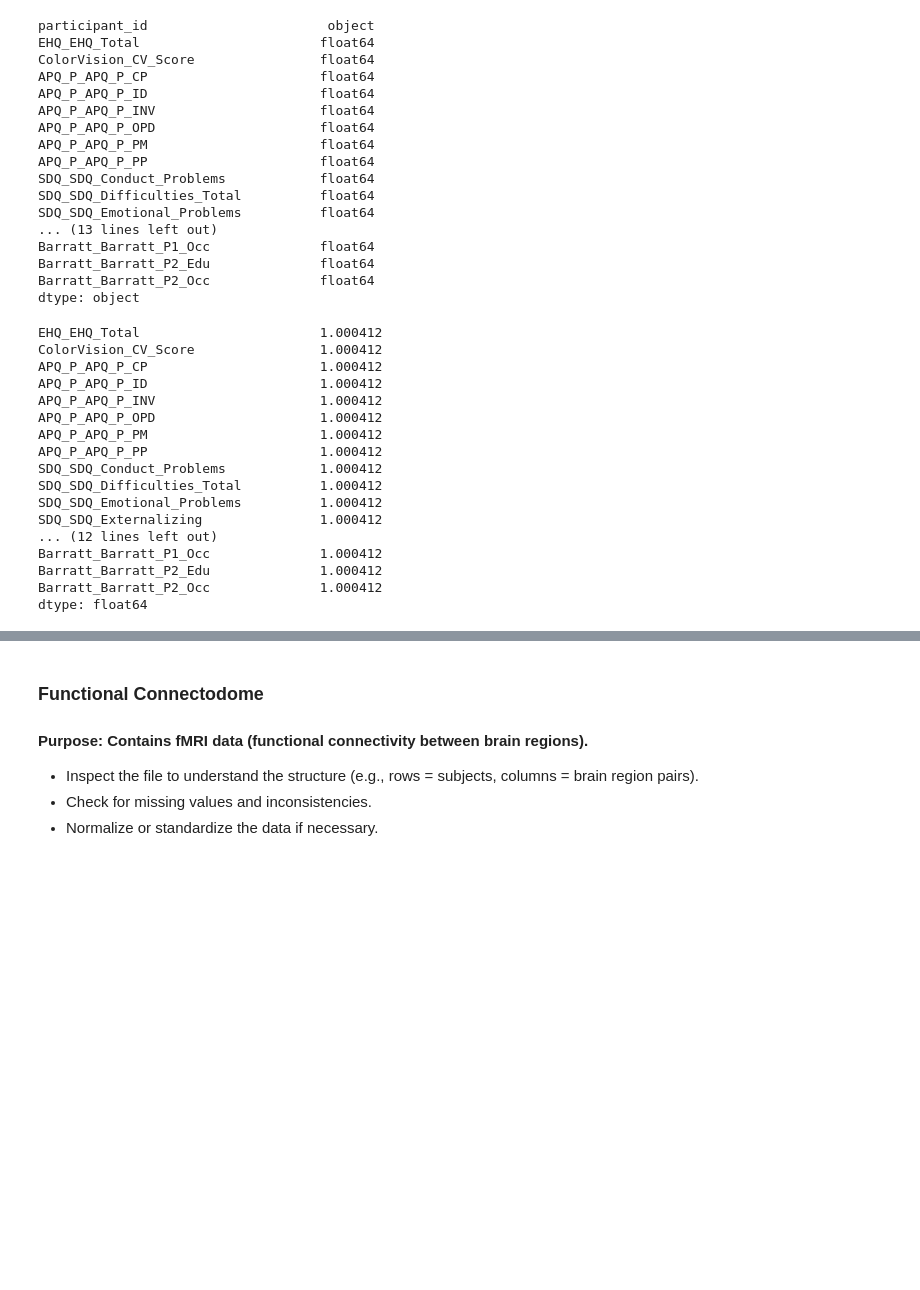
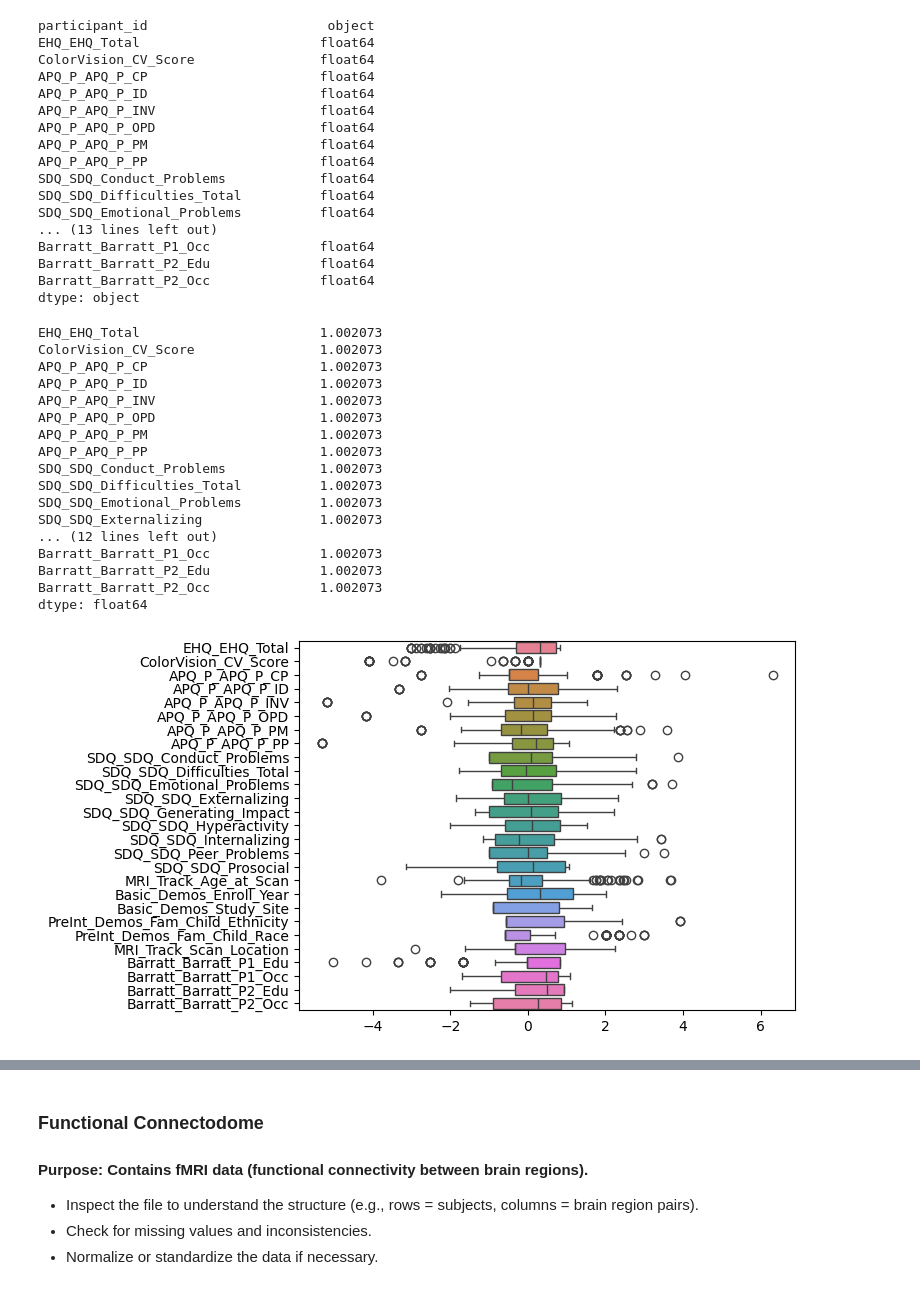
Before and after one commit to nnoromiv/brain-activity-pattern-differences-in-ADHD, a Jupyter notebook: explorer.ipynb, the cells around one changed output, grey strips where cells are left out. Drawn from its saved outputs; the diff is of its cells as text; code cells hidden in the pictures; blank space fills up the shorter version.

```diff
--- a/explorer.ipynb
+++ b/explorer.ipynb
@@ -266,6 +341,6 @@ dtype: object
 
 scaler = StandardScaler()
 
-y = df_meta.select_dtypes(include=['float64', 'int64']).columns
-df_meta[y] = scaler.fit_transform(df_meta[y])
+features = train_data.select_dtypes(include=['float64', 'int64']).columns
+train_data[features] = scaler.fit_transform(train_data[features])
 # %%
@@ -291,22 +366,27 @@ dtype: object
 # %%
 # For StandardScaler, the mean should be ~0, and the standard deviation should be ~1.
 
-df_meta[y].std()
+train_data[features].std()
 # %% [output]
-EHQ_EHQ_Total                       1.000412
-ColorVision_CV_Score                1.000412
-APQ_P_APQ_P_CP                      1.000412
-APQ_P_APQ_P_ID                      1.000412
-APQ_P_APQ_P_INV                     1.000412
-APQ_P_APQ_P_OPD                     1.000412
-APQ_P_APQ_P_PM                      1.000412
-APQ_P_APQ_P_PP                      1.000412
-SDQ_SDQ_Conduct_Problems            1.000412
-SDQ_SDQ_Difficulties_Total          1.000412
-SDQ_SDQ_Emotional_Problems          1.000412
-SDQ_SDQ_Externalizing               1.000412
+EHQ_EHQ_Total                       1.002073
+ColorVision_CV_Score                1.002073
+APQ_P_APQ_P_CP                      1.002073
+APQ_P_APQ_P_ID                      1.002073
+APQ_P_APQ_P_INV                     1.002073
+APQ_P_APQ_P_OPD                     1.002073
+APQ_P_APQ_P_PM                      1.002073
+APQ_P_APQ_P_PP                      1.002073
+SDQ_SDQ_Conduct_Problems            1.002073
+SDQ_SDQ_Difficulties_Total          1.002073
+SDQ_SDQ_Emotional_Problems          1.002073
+SDQ_SDQ_Externalizing               1.002073
 ... (12 lines left out)
-Barratt_Barratt_P1_Occ              1.000412
-Barratt_Barratt_P2_Edu              1.000412
-Barratt_Barratt_P2_Occ              1.000412
+Barratt_Barratt_P1_Occ              1.002073
+Barratt_Barratt_P2_Edu              1.002073
+Barratt_Barratt_P2_Occ              1.002073
 dtype: float64
+# %%
+sns.boxplot(train_data, orient='h')
+plt.show()
+# %% [output]
+[figure, added]
```
Also changed, not shown: parts of 16 cells of this notebook, 1 other file.
